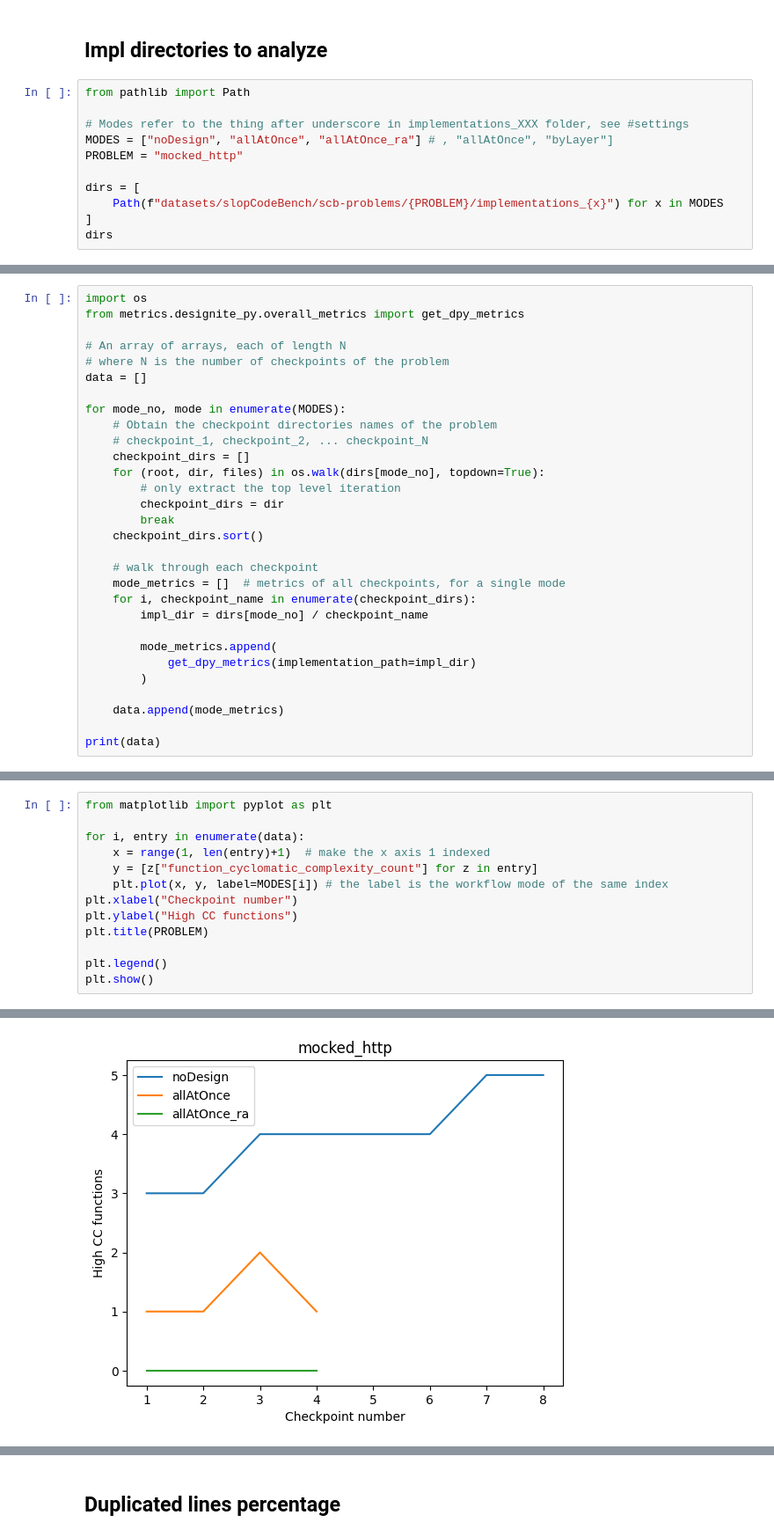
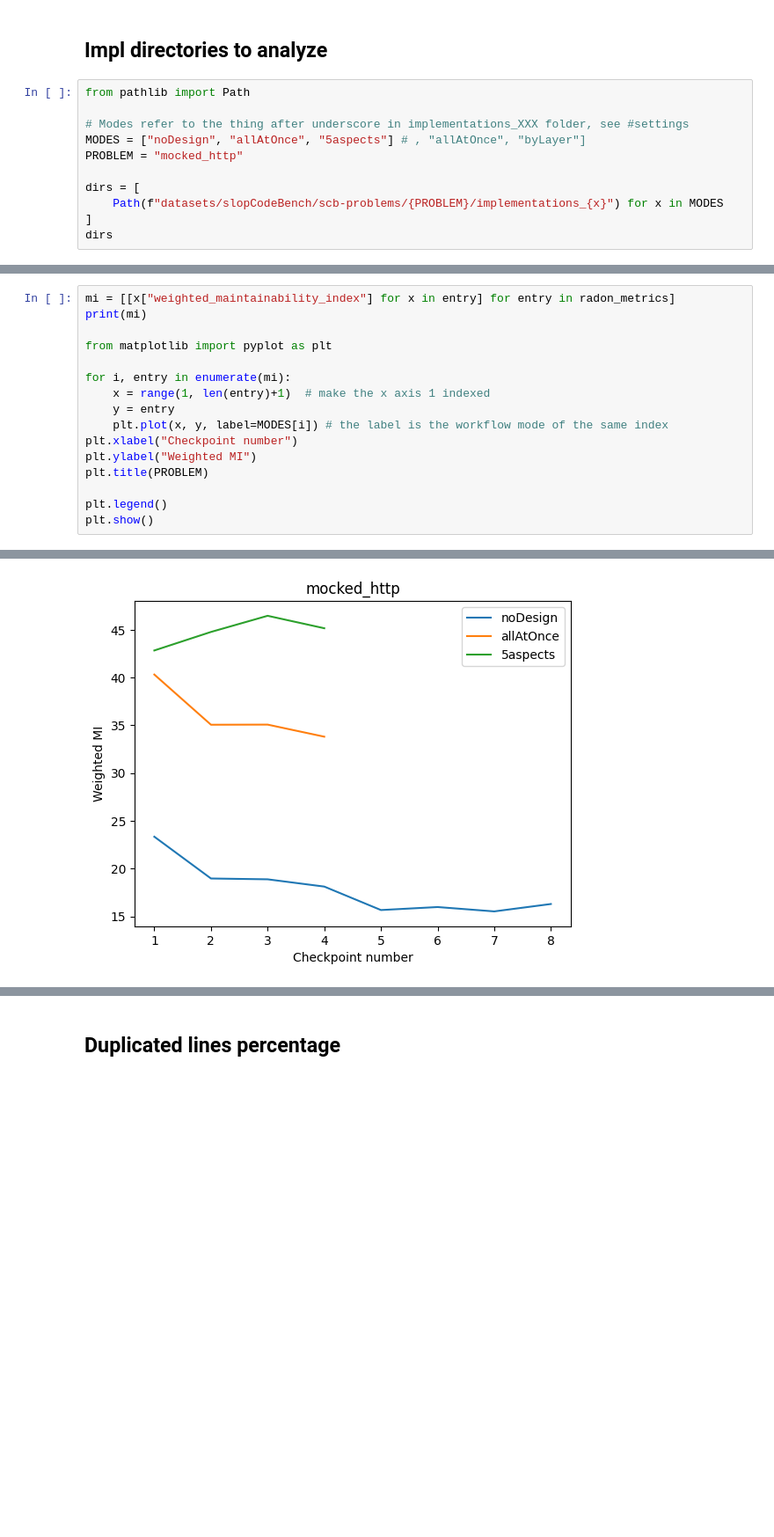
Before and after one commit to BernardMoy/Modular-SWE, a Jupyter notebook: evaluation.ipynb, the cells around one changed output, grey strips where cells are left out. Shown at 88% size. Saved outputs shown, nothing was run; the diff lists cells and outputs as text; blank space fills up the shorter version.

Commit message:
Extracted reusable functions inside evaluation.ipynb

```diff
--- a/evaluation.ipynb
+++ b/evaluation.ipynb
@@ -4,7 +4,7 @@
 from pathlib import Path
 
 # Modes refer to the thing after underscore in implementations_XXX folder, see #settings
-MODES = ["noDesign", "allAtOnce", "allAtOnce_ra"] # , "allAtOnce", "byLayer"]
+MODES = ["noDesign", "allAtOnce", "5aspects"] # , "allAtOnce", "byLayer"]
 PROBLEM = "mocked_http"
 
 dirs = [
@@ -23,30 +110,0 @@ dirs
-# %%
-import os
-from metrics.designite_py.overall_metrics import get_dpy_metrics
-
-# An array of arrays, each of length N
-# where N is the number of checkpoints of the problem
-data = []
-
-for mode_no, mode in enumerate(MODES):
-    # Obtain the checkpoint directories names of the problem
-    # checkpoint_1, checkpoint_2, ... checkpoint_N
-    checkpoint_dirs = []
-    for (root, dir, files) in os.walk(dirs[mode_no], topdown=True):
-        # only extract the top level iteration
-        checkpoint_dirs = dir
-        break
-    checkpoint_dirs.sort()
-
-    # walk through each checkpoint
-    mode_metrics = []  # metrics of all checkpoints, for a single mode
-    for i, checkpoint_name in enumerate(checkpoint_dirs):
-        impl_dir = dirs[mode_no] / checkpoint_name
-
-        mode_metrics.append(
-            get_dpy_metrics(implementation_path=impl_dir)
-        )
-
-    data.append(mode_metrics)
-
-print(data)
@@ -71,12 +153,15 @@ Done.
 # %%
+mi = [[x["weighted_maintainability_index"] for x in entry] for entry in radon_metrics]
+print(mi)
+
 from matplotlib import pyplot as plt
 
-for i, entry in enumerate(data):
+for i, entry in enumerate(mi):
     x = range(1, len(entry)+1)  # make the x axis 1 indexed
-    y = [z["function_cyclomatic_complexity_count"] for z in entry]
+    y = entry
     plt.plot(x, y, label=MODES[i]) # the label is the workflow mode of the same index
 plt.xlabel("Checkpoint number")
-plt.ylabel("High CC functions")
+plt.ylabel("Weighted MI")
 plt.title(PROBLEM)
 
 plt.legend()
@@ -85 +171 @@ plt.show()
-[figure, old version]
+[figure, new version]
```
Also changed, not shown: parts of 35 cells of this notebook, 3 other files.
